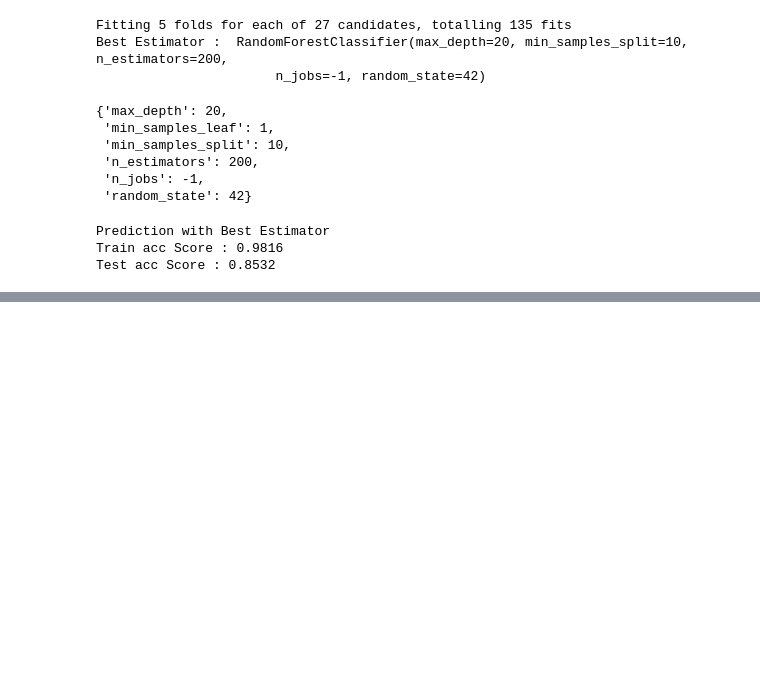
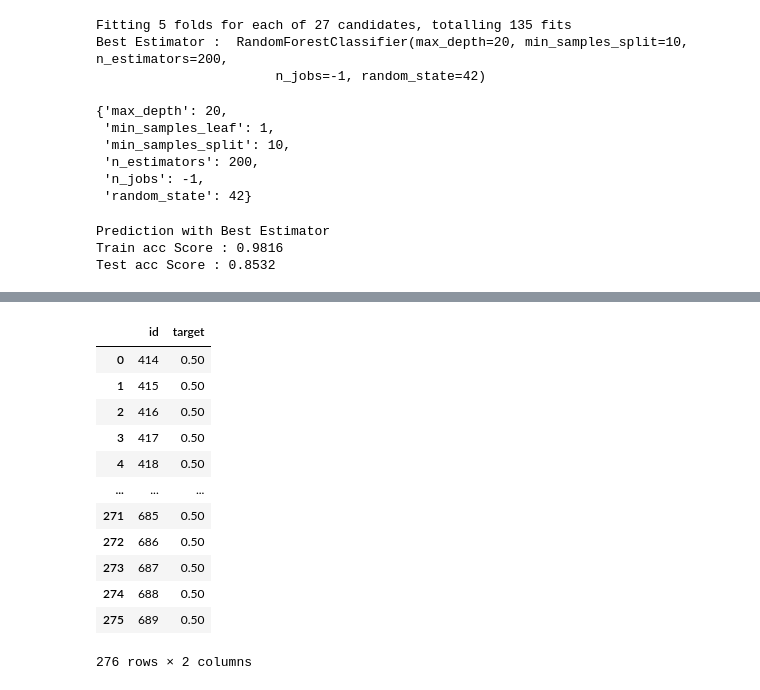
Before and after one commit to pupipepo/VSCode_2, a Jupyter notebook: DA_Study_Kidneystone.ipynb, the cells around one changed output, grey strips where cells are left out. Cells and saved outputs as stored; diff of their text form; code cells hidden in the pictures; blank space fills up the shorter version.

```diff
--- a/DA_Study_Kidneystone.ipynb
+++ b/DA_Study_Kidneystone.ipynb
@@ -353,0 +566,16 @@ Test acc Score : 0.8532
+# %%
+sample_submission
+# %% [output]
+|  | id | target |
+| 0 | 414 | 0.50 |
+| 1 | 415 | 0.50 |
+| 2 | 416 | 0.50 |
+| 3 | 417 | 0.50 |
+| 4 | 418 | 0.50 |
+| ... | ... | ... |
+| 271 | 685 | 0.50 |
+| 272 | 686 | 0.50 |
+| 273 | 687 | 0.50 |
+| 274 | 688 | 0.50 |
+| 275 | 689 | 0.50 |
+276 rows × 2 columns
```
Also changed, not shown: parts of 18 cells of this notebook.
